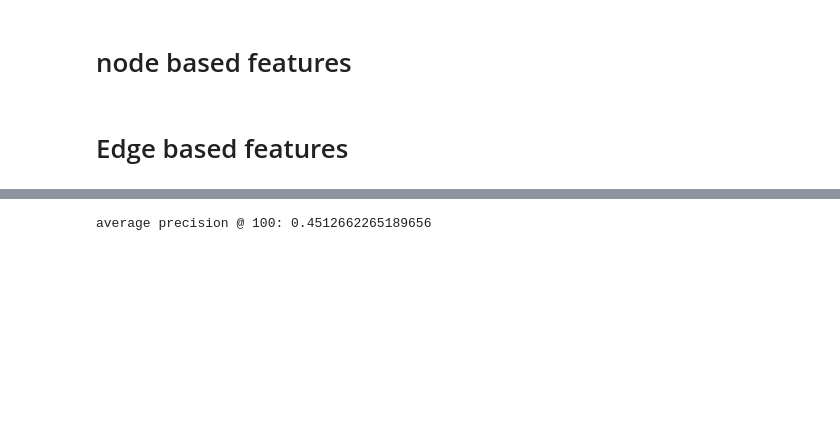
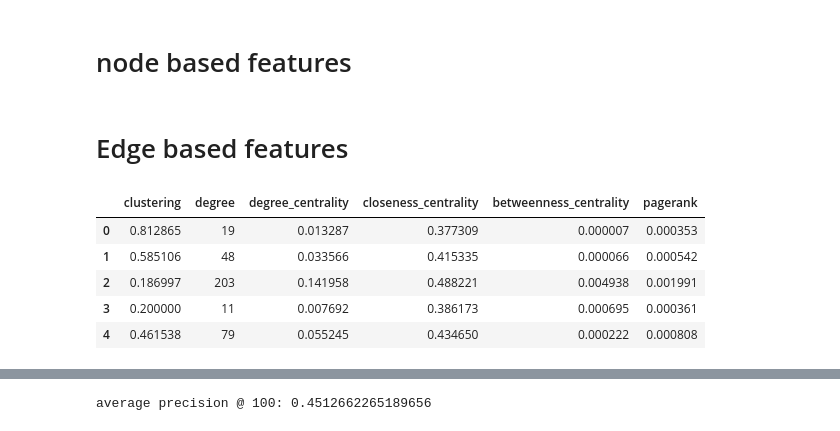
Before and after one commit to dregev/rehovot_team, a Jupyter notebook: DMBI_Hack_2018_DDI_Dikla.ipynb, the cells around one changed output, grey strips where cells are left out. Saved outputs shown, nothing was run; the diff lists cells and outputs as text; code cells hidden in the pictures; blank space fills up the shorter version.

```diff
--- a/DMBI_Hack_2018_DDI_Dikla.ipynb
+++ b/DMBI_Hack_2018_DDI_Dikla.ipynb
@@ -210,6 +210,15 @@ total_edges = total_edges.sort_values(by=['node1','node2'])
 common_friends = [len([j for j in nx.common_neighbors(G,row['node1'],row['node2'])]) for i,row in total_edges.iterrows()  ]
 # %%
 total_edges['common_friends'] = common_friends
+# %%
+df_nodes.head()
+# %% [output]
+|  | clustering | degree | degree_centrality | closeness_centrality | betweenness_centrality | pagerank |
+| 0 | 0.812865 | 19 | 0.013287 | 0.377309 | 0.000007 | 0.000353 |
+| 1 | 0.585106 | 48 | 0.033566 | 0.415335 | 0.000066 | 0.000542 |
+| 2 | 0.186997 | 203 | 0.141958 | 0.488221 | 0.004938 | 0.001991 |
+| 3 | 0.200000 | 11 | 0.007692 | 0.386173 | 0.000695 | 0.000361 |
+| 4 | 0.461538 | 79 | 0.055245 | 0.434650 | 0.000222 | 0.000808 |
 # %%
 total_edges['jaccard_coefficient'] = pd.DataFrame(nx.jaccard_coefficient(G))[2]
 total_edges['adamic_adar_index'] = pd.DataFrame(nx.adamic_adar_index(G))[2]
```
Also changed, not shown: parts of 3 cells of this notebook.
